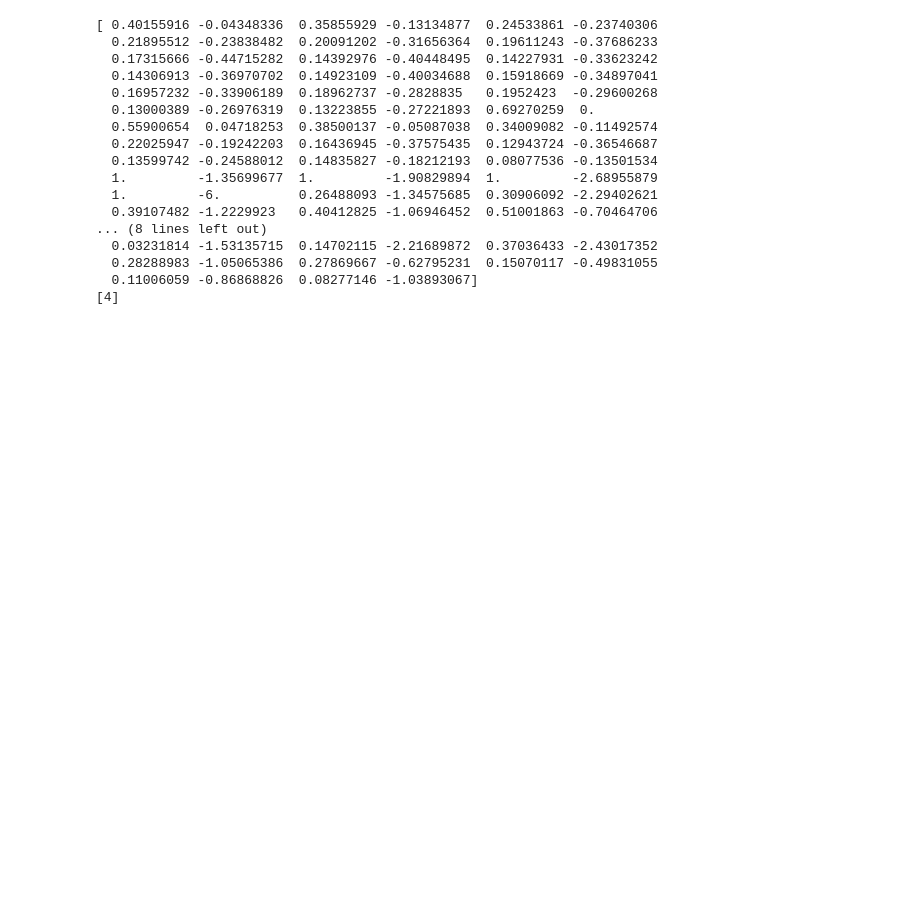
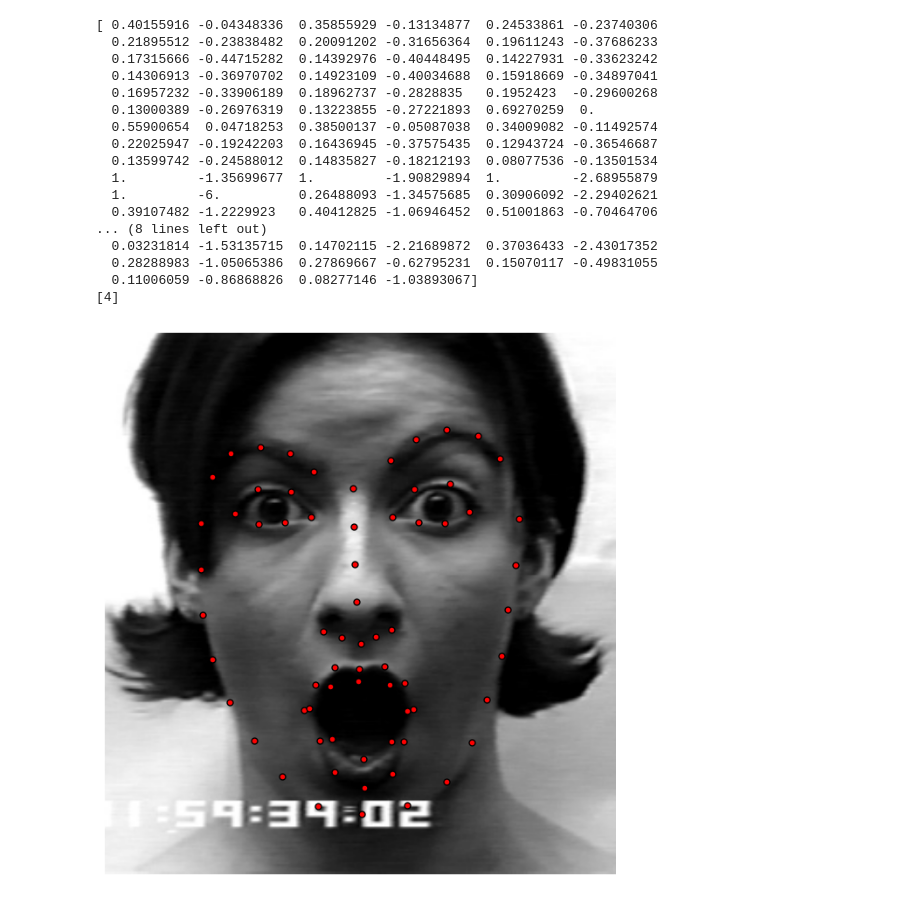
Before and after one commit to LeeKien95/GR, a Jupyter notebook: New_SVM_Models.ipynb, the cells around one changed output. Saved outputs shown, nothing was run; the diff lists cells and outputs as text; code cells hidden in the pictures; blank space fills up the shorter version.

```diff
--- a/New_SVM_Models.ipynb
+++ b/New_SVM_Models.ipynb
@@ -425,3 +430,10 @@ print(clf.predict([coopNormalize(data_normalize, [landmark])[0]]))
 #save_object(facs, '/Programing/GR/Code/Python/models/facs.pkl')
 save_object(clf, 'models/emotion_model.pkl')
 # save_object(x_training + x_testing, 'models/normalize_data.pkl')
+# %%
+path_to_demo_images = '/home/lee/dataset/CK+/test_images/002'
+demo_images = mio.import_images(path_to_demo_images, verbose=True)
+demo_images = demo_images.map(process)
+visualize_images(demo_images[13])
+# %% [output]
+[figure, added]
```
Also changed, not shown: parts of 4 cells of this notebook.
